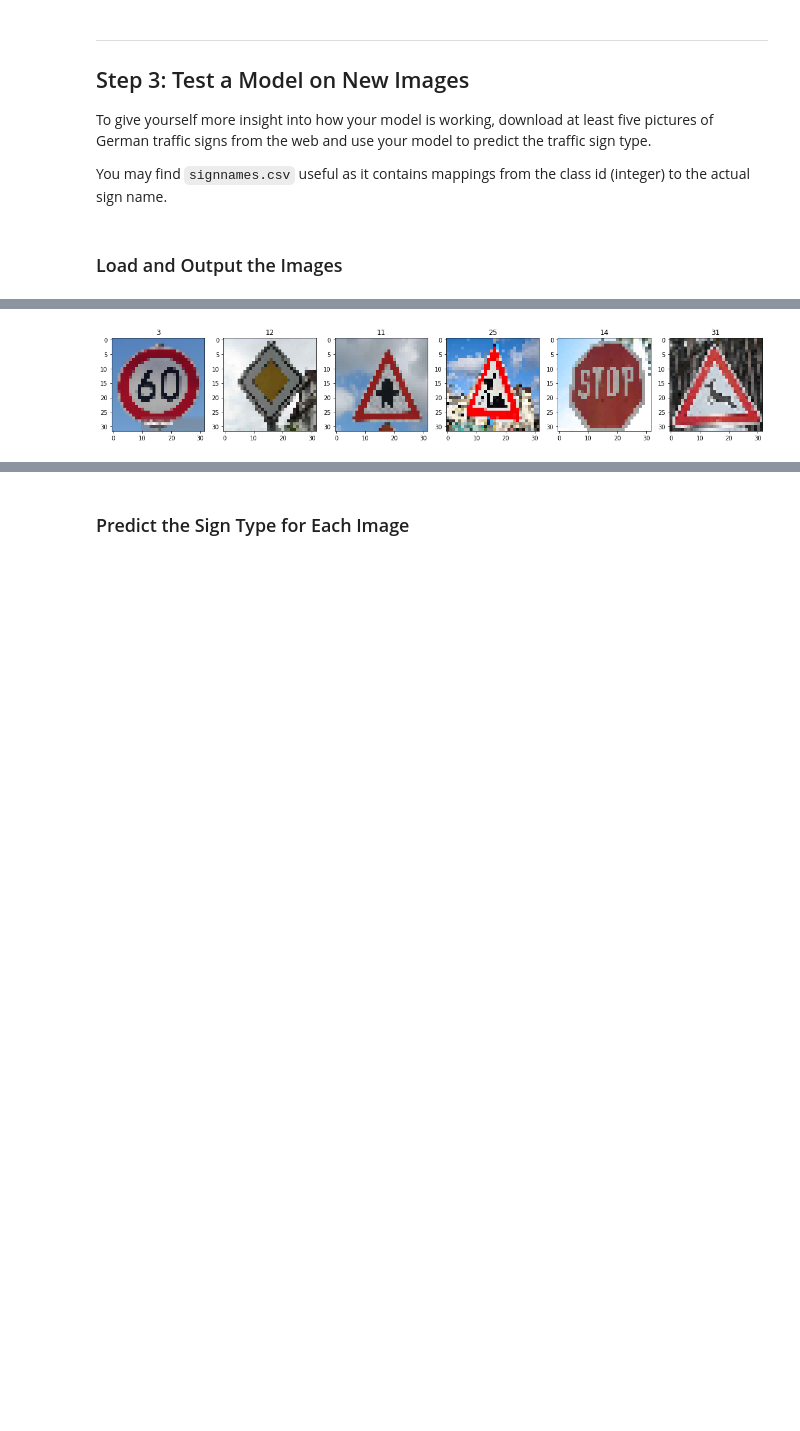
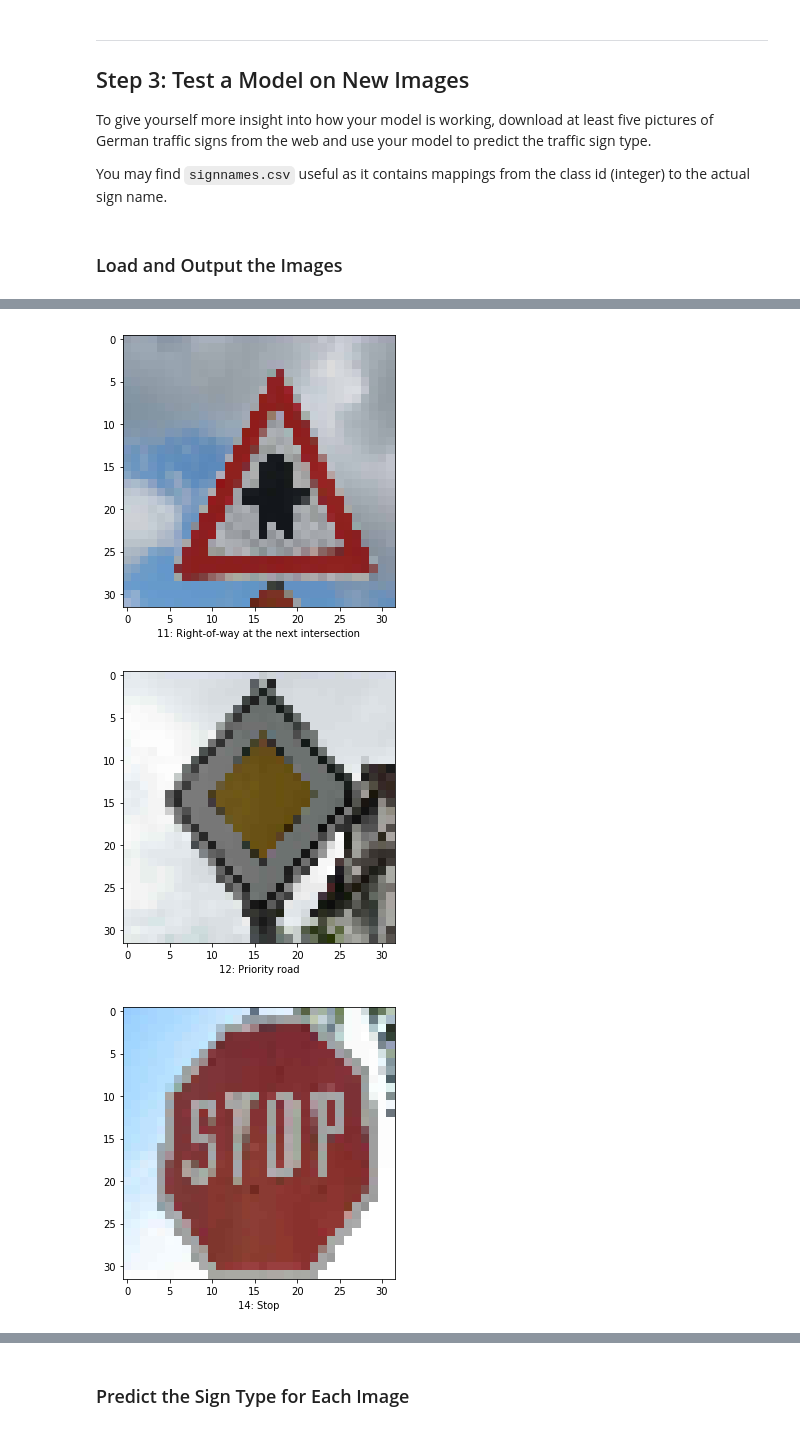
Before and after one commit to DongzhenHuangfu/CarND-Traffic-Sign-Classifier-Project, a Jupyter notebook: Traffic_Sign_Classifier.ipynb, the cells around one changed output, grey strips where cells are left out. Saved outputs shown, nothing was run; the diff lists cells and outputs as text; code cells hidden in the pictures; blank space fills up the shorter version.

Commit message:
generate the preprocessed pictures which were downloaded online

```diff
--- a/Traffic_Sign_Classifier.ipynb
+++ b/Traffic_Sign_Classifier.ipynb
@@ -432,31 +432,31 @@ for file in files:
 # %%
 ### resize the pictures and read the pictures
 files = os.listdir('./download_picture')
 
 test = []
 answers = []
-fig = plt.figure(figsize=(20,20))
-index = 0
 
 for file in files:
-    if '.jpg' in file:
+    if '.jpg' in file and 'pre' not in file:
+        answer = file
+        answer = answer.strip('.jpg')
+        answer = int(answer)
 
-        fig.add_subplot(1,6,index+1)
+        fig = plt.figure(figsize=(5,5))
         mat1 = mpimg.imread('download_picture/' + file)
         mat2 = cv2.resize(mat1,(32,32))
+        fig.add_subplot(1,1,1).set_xlabel(str(answer)+': ' + signames[answer])
         plt.imshow(mat2)
+        plt.savefig('download_picture/preprocess_'+file)
 
+        answers.append(answer)
         test.append(mat2)
-        answer = file
-        answer = answer.strip('.jpg')
-        fig.add_subplot(1,6,index+1).set_title(answer)
-        answer = int(answer)
-        answers.append(answer)
-        index += 1
 
 ### preprocess
 test = np.array(test)
 #test = grayscale(test)
 test = (test-128.0)/128.0
 # %% [output]
-[figure, old version]
+[figure, new version]
+[figure, added]
+[figure, added]
```
Also changed, not shown: parts of 3 cells of this notebook, 6 other files.
